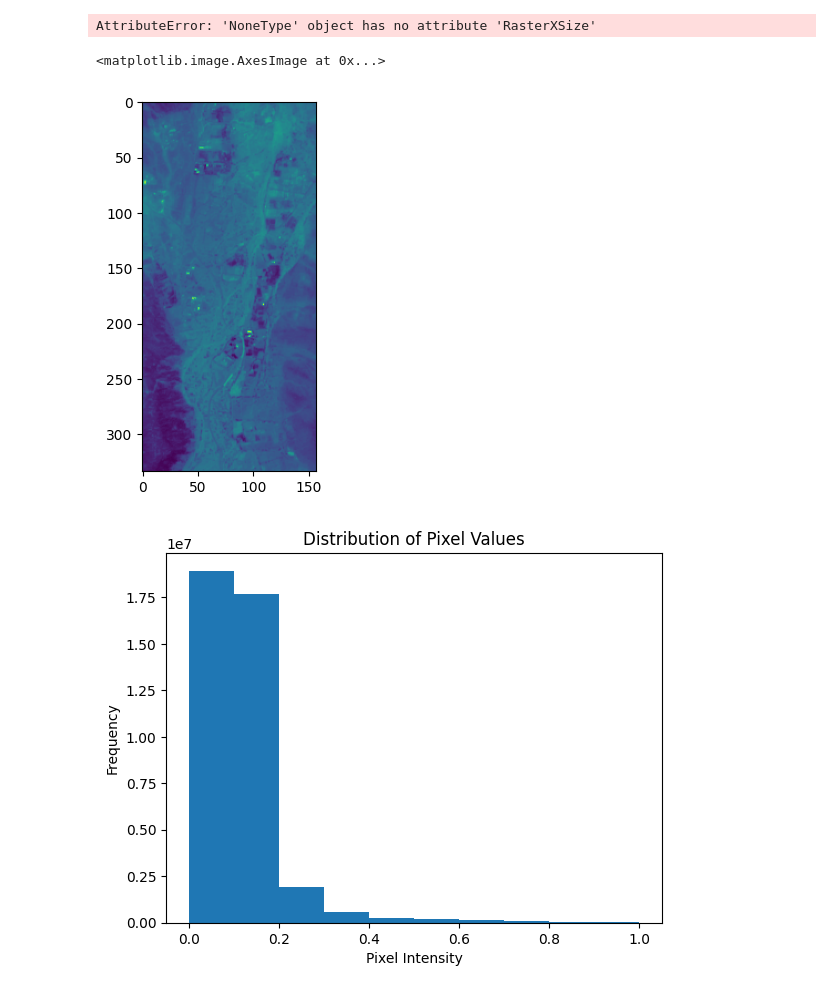
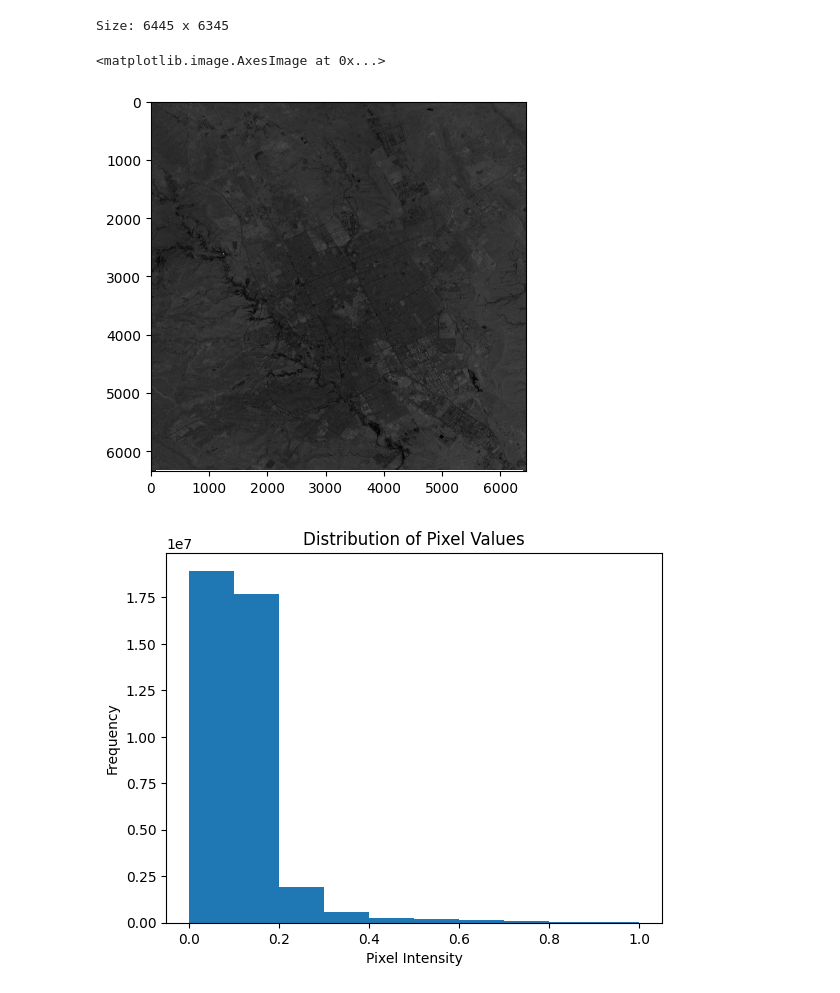
Before and after one commit to OWDM/Vegetation-Cover-In-Riyadh, a Jupyter notebook: Codes/init code/normal codes/code8.ipynb, the cells around one changed output. Saved outputs shown, nothing was run; the diff lists cells and outputs as text; code cells hidden in the pictures.

```diff
--- a/Codes/init code/normal codes/code8.ipynb
+++ b/Codes/init code/normal codes/code8.ipynb
@@ -10,18 +6,21 @@ ds = gdal.Open(image_path)
+# %%
+image_path = "N:\\My Drive\\RUH_all_bands\\RUH-All-Bands_2018-12-15.tif"
+ds = gdal.Open(image_path)
 # %%
 # Get raster size
 x_size = ds.RasterXSize
 y_size = ds.RasterYSize
 print(f"Size: {x_size} x {y_size}")
 # %% [output]
-AttributeError: 'NoneType' object has no attribute 'RasterXSize'
+Size: 6445 x 6345
 # %%
-band = ds.GetRasterBand(2)
+band = ds.GetRasterBand(4)
 array = band.ReadAsArray()
 plt.figure()
-plt.imshow(array)
+plt.imshow(array, cmap='gray')
 # %% [output]
 <matplotlib.image.AxesImage at 0x...>
-[figure, old version]
+[figure, new version]
 # %%
 # Flatten the array to make it a 1D array for the histogram
 flattened_array = array.flatten()
```
Also changed, not shown: parts of 5 cells of this notebook, 5 other files.
